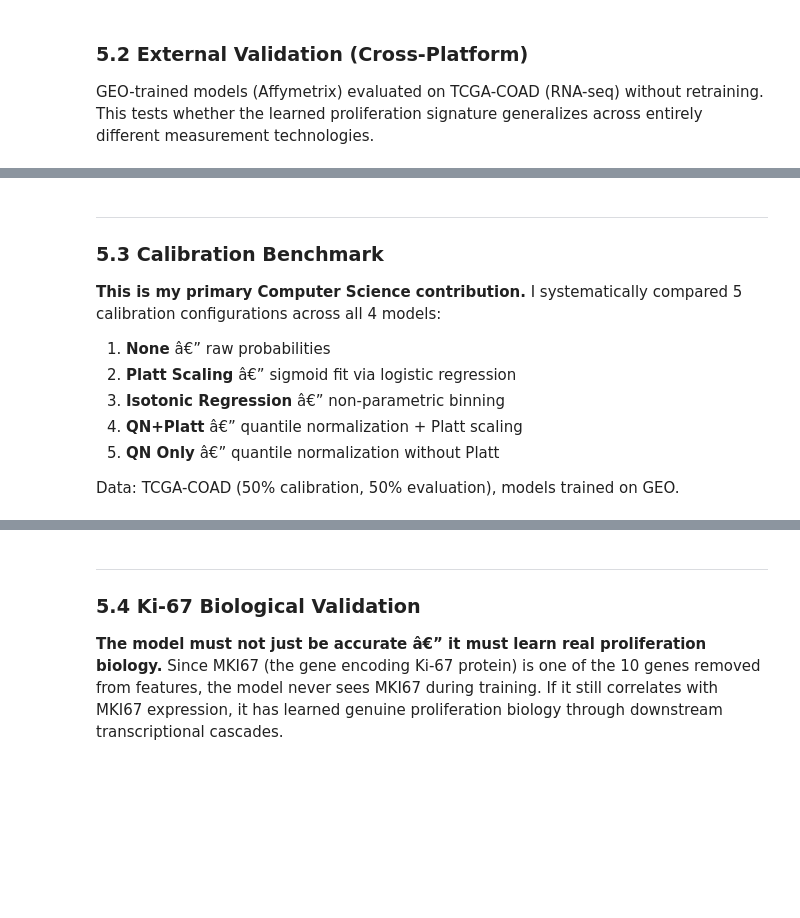
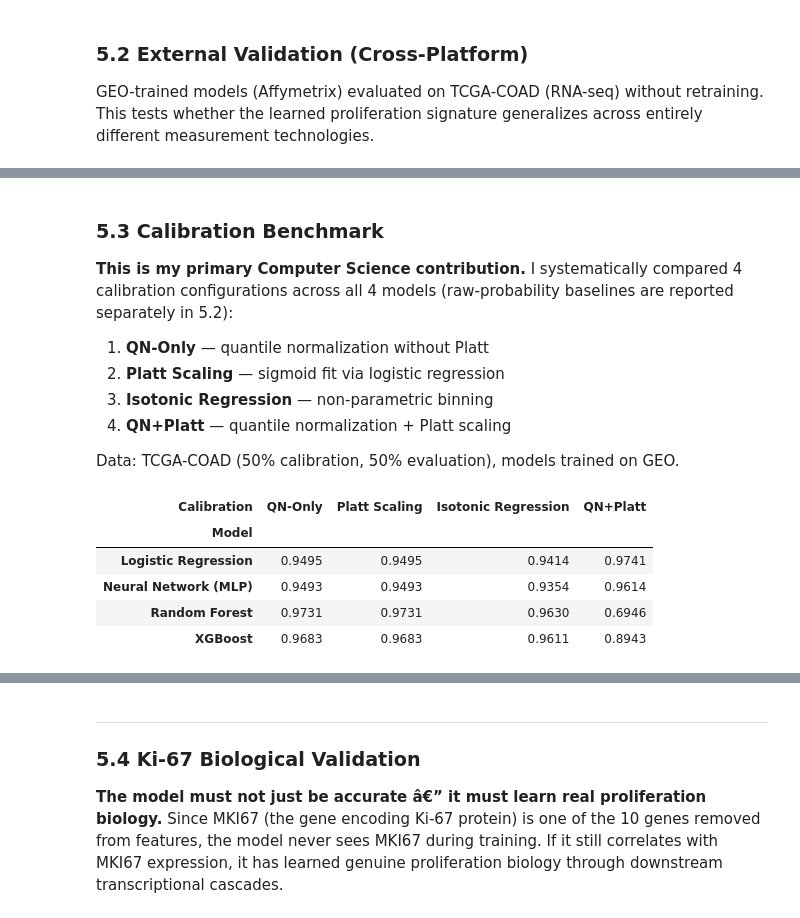
Before and after one commit to Ronisnotasianfr/ColoGrowth-ML, a Jupyter notebook: notebooks/isef_submission.ipynb, the cells around one changed output, grey strips where cells are left out. Cells and saved outputs as stored; diff of their text form; code cells hidden in the pictures; blank space fills up the shorter version.

```diff
--- a/notebooks/isef_submission.ipynb
+++ b/notebooks/isef_submission.ipynb
@@ -369,20 +448,25 @@ cptac
 # %% [markdown]
----
 ### 5.3 Calibration Benchmark
 
-**This is my primary Computer Science contribution.** I systematically compared 5 calibration configurations across all 4 models:
+**This is my primary Computer Science contribution.** I systematically compared 4 calibration configurations across all 4 models (raw-probability baselines are reported separately in 5.2):
 
-1. **None** â€” raw probabilities
-2. **Platt Scaling** â€” sigmoid fit via logistic regression
-3. **Isotonic Regression** â€” non-parametric binning
-4. **QN+Platt** â€” quantile normalization + Platt scaling
-5. **QN Only** â€” quantile normalization without Platt
+1. **QN-Only** — quantile normalization without Platt
+2. **Platt Scaling** — sigmoid fit via logistic regression
+3. **Isotonic Regression** — non-parametric binning
+4. **QN+Platt** — quantile normalization + Platt scaling
 
 Data: TCGA-COAD (50% calibration, 50% evaluation), models trained on GEO.
 # %%
 calib = pd.read_csv('../results/calibration_benchmark.csv')
 calib_pivot = calib.pivot_table(index='Model', columns='Calibration', values='AUC')
-calib_pivot = calib_pivot[['None', 'Platt Scaling', 'Isotonic Regression', 'QN+Platt', 'QN Only']]
+calib_pivot = calib_pivot[['QN-Only', 'Platt Scaling', 'Isotonic Regression', 'QN+Platt']]
 calib_pivot.style.background_gradient(cmap='RdYlGn', axis=None).format('{:.4f}')
+# %% [output]
+| Calibration | QN-Only | Platt Scaling | Isotonic Regression | QN+Platt |
+| Model |  |  |  |  |
+| Logistic Regression | 0.9495 | 0.9495 | 0.9414 | 0.9741 |
+| Neural Network (MLP) | 0.9493 | 0.9493 | 0.9354 | 0.9614 |
+| Random Forest | 0.9731 | 0.9731 | 0.9630 | 0.6946 |
+| XGBoost | 0.9683 | 0.9683 | 0.9611 | 0.8943 |
 # %%
 fig, ax = plt.subplots(figsize=(12, 5))
```
Also changed, not shown: parts of 34 cells of this notebook.
